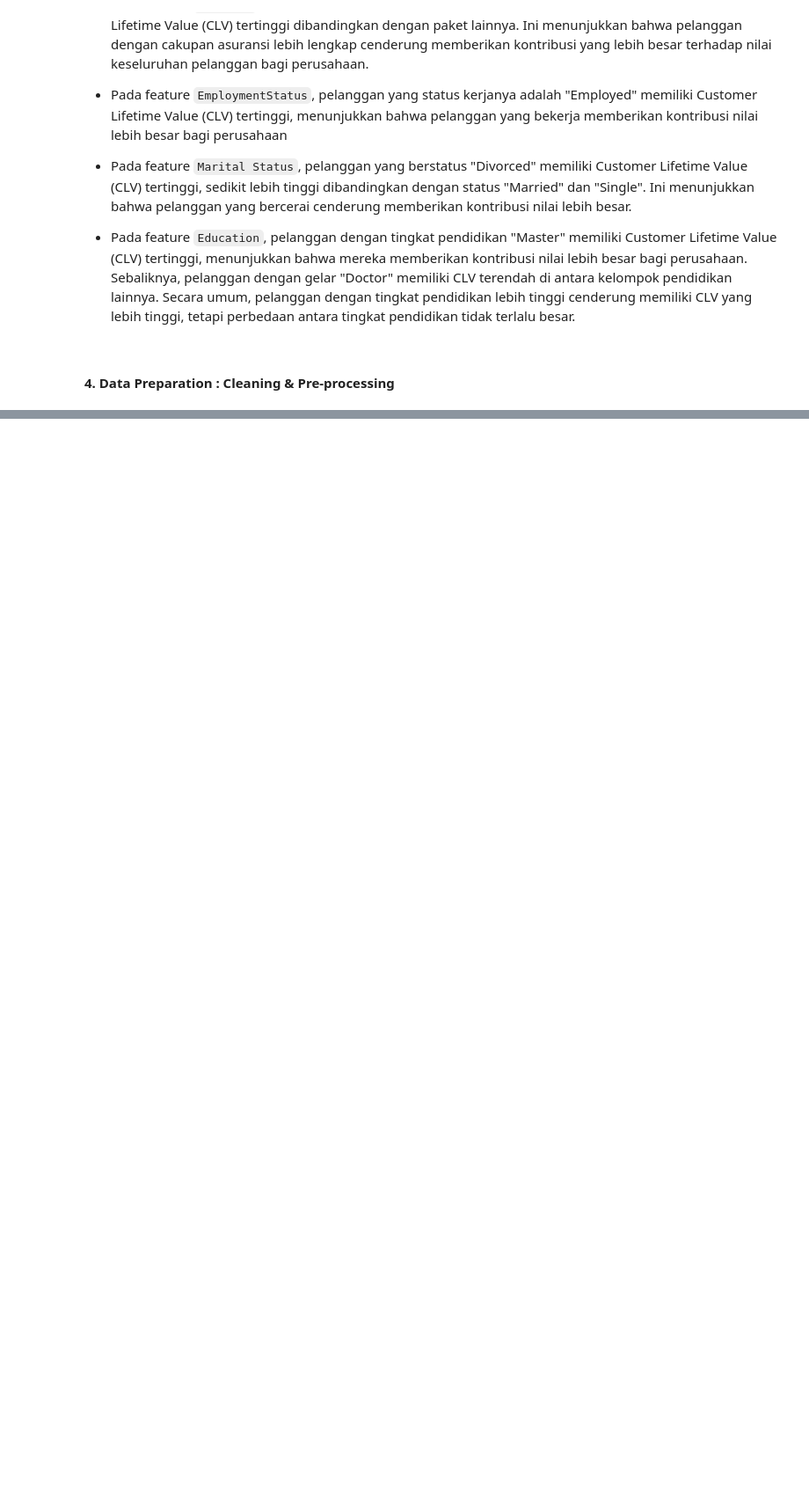
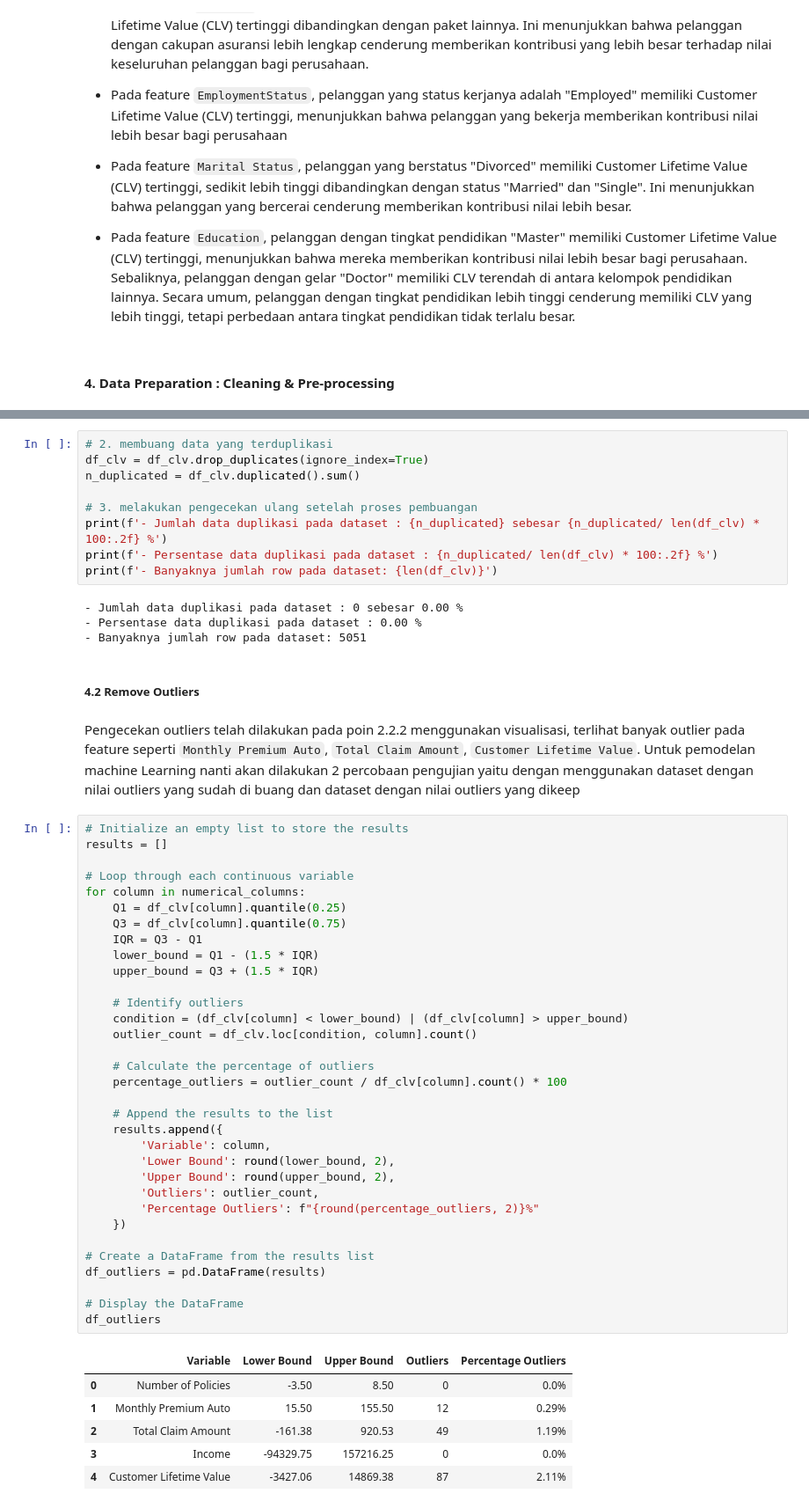
Before and after one commit to fiqrioemry/ML_clv_prediction, a Jupyter notebook: customer_lifetime_value_prediction.ipynb, the cells around one changed output, grey strips where cells are left out. Shown: that part at 88% size. Cells and saved outputs as stored; diff of their text form; blank space fills up the shorter version.

Commit message:
adding part data cleaning

```diff
--- a/customer_lifetime_value_prediction.ipynb
+++ b/customer_lifetime_value_prediction.ipynb
@@ -298,0 +311,57 @@ plt.show()
+# %%
+# 2. membuang data yang terduplikasi
+df_clv = df_clv.drop_duplicates(ignore_index=True)
+n_duplicated = df_clv.duplicated().sum()
+
+# 3. melakukan pengecekan ulang setelah proses pembuangan
+print(f'- Jumlah data duplikasi pada dataset : {n_duplicated} sebesar {n_duplicated/ len(df_clv) * 100:.2f} %')
+print(f'- Persentase data duplikasi pada dataset : {n_duplicated/ len(df_clv) * 100:.2f} %')
+print(f'- Banyaknya jumlah row pada dataset: {len(df_clv)}')
+# %% [output]
+- Jumlah data duplikasi pada dataset : 0 sebesar 0.00 %
+- Persentase data duplikasi pada dataset : 0.00 %
+- Banyaknya jumlah row pada dataset: 5051
+# %% [markdown]
+##### **4.2 Remove Outliers**
+# %% [markdown]
+Pengecekan outliers telah dilakukan pada poin 2.2.2 menggunakan visualisasi, terlihat banyak outlier pada feature seperti `Monthly Premium Auto`, `Total Claim Amount`, `Customer Lifetime Value`. Untuk pemodelan machine Learning nanti akan dilakukan 2 percobaan pengujian yaitu dengan menggunakan dataset dengan nilai outliers yang sudah di buang dan dataset dengan nilai outliers yang dikeep
+# %%
+# Initialize an empty list to store the results
+results = []
+
+# Loop through each continuous variable
+for column in numerical_columns:
+    Q1 = df_clv[column].quantile(0.25)
+    Q3 = df_clv[column].quantile(0.75)
+    IQR = Q3 - Q1
+    lower_bound = Q1 - (1.5 * IQR)
+    upper_bound = Q3 + (1.5 * IQR)
+
+    # Identify outliers
+    condition = (df_clv[column] < lower_bound) | (df_clv[column] > upper_bound)
+    outlier_count = df_clv.loc[condition, column].count()
+
+    # Calculate the percentage of outliers
+    percentage_outliers = outlier_count / df_clv[column].count() * 100
+
+    # Append the results to the list
+    results.append({
+        'Variable': column,
+        'Lower Bound': round(lower_bound, 2),
+        'Upper Bound': round(upper_bound, 2),
+        'Outliers': outlier_count,
+        'Percentage Outliers': f"{round(percentage_outliers, 2)}%"
+    })
+
+# Create a DataFrame from the results list
+df_outliers = pd.DataFrame(results)
+
+# Display the DataFrame
+df_outliers
+# %% [output]
+|  | Variable | Lower Bound | Upper Bound | Outliers | Percentage Outliers |
+| 0 | Number of Policies | -3.50 | 8.50 | 0 | 0.0% |
+| 1 | Monthly Premium Auto | 15.50 | 155.50 | 12 | 0.29% |
+| 2 | Total Claim Amount | -161.38 | 920.53 | 49 | 1.19% |
+| 3 | Income | -94329.75 | 157216.25 | 0 | 0.0% |
+| 4 | Customer Lifetime Value | -3427.06 | 14869.38 | 87 | 2.11% |
```
Also changed, not shown: parts of 5 cells of this notebook.
